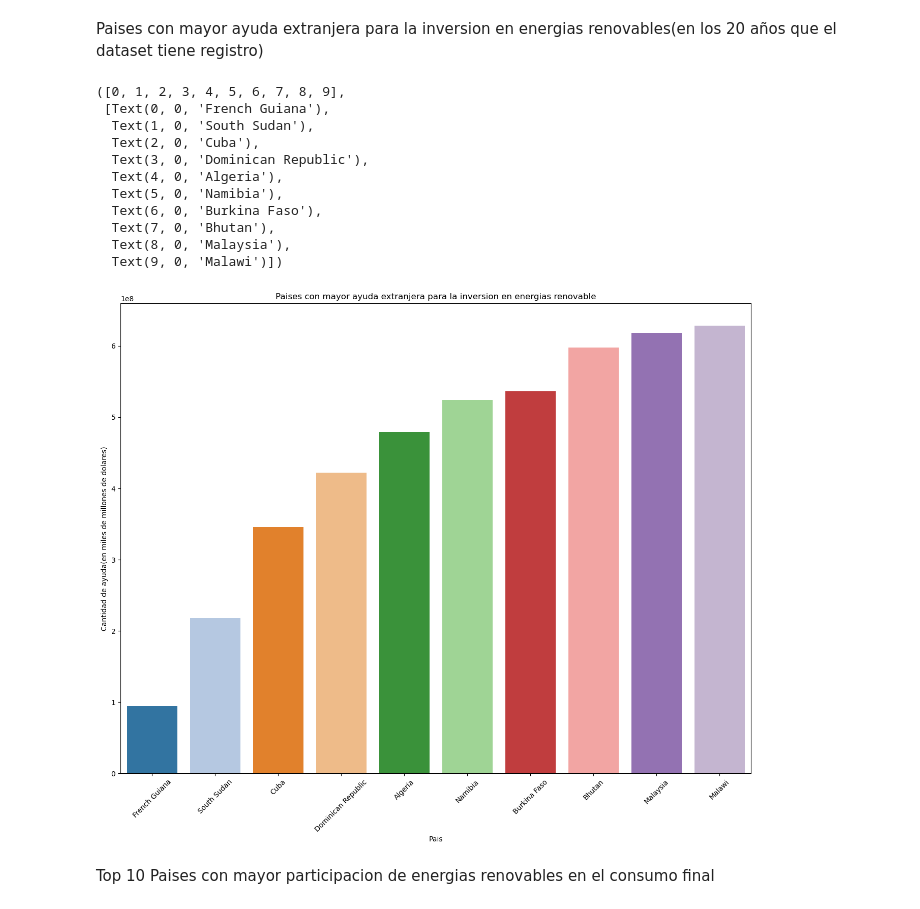
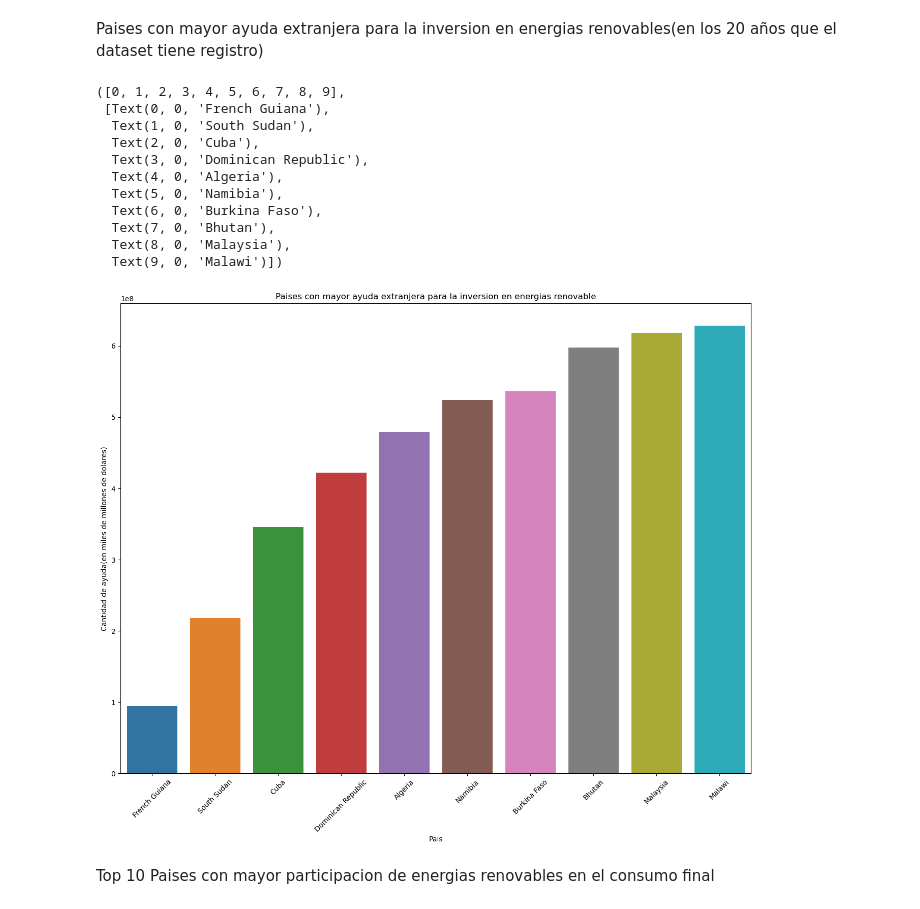
Before and after one commit to diegocv00/Consumo_energetico, a Jupyter notebook: Consumo_energetico/Consumo_energetico.ipynb, the cells around one changed output. Cells and saved outputs as stored; diff of their text form; code cells hidden in the pictures.

```diff
--- a/Consumo_energetico/Consumo_energetico.ipynb
+++ b/Consumo_energetico/Consumo_energetico.ipynb
@@ -36,7 +36,7 @@ Key Features:
 * Latitude: Latitude of the country's centroid in decimal degrees.
 * Longitude: Longitude of the country's centroid in decimal degrees.
 # %%
-df = pd.read_csv(r"./global-data-on-sustainable-energy (1).csv")
+df = pd.read_csv(r"C:\Practica_Analisis_De_Datos\Consumo_energetico\global-data-on-sustainable-energy (1).csv")
 df
 # %% [output]
 |  | Entity | Year | Access to electricity (% of popul... | Access to clean fuels for cooking | Renewable-electricity-generating-... | ... |
@@ -169,26 +169,26 @@ Paises con mayor ayuda extranjera para la inversion en energias renovables(en lo
 # %%
 df_mayor_ayuda = df.groupby(by="Entity")["Financial flows to developing countries (US $)"].sum().reset_index()
 df_mayor_ayuda = df_mayor_ayuda.sort_values(by="Financial flows to developing countries (US $)")
 df_mayor_ayuda = df_mayor_ayuda.head(10)
 plt.figure(figsize=(16,12))
-sns.barplot(data=df_mayor_ayuda,y="Financial flows to developing countries (US $)",x="Entity",hue="Entity",dodge=False,palette="tab20",legend=False)
+sns.barplot(data=df_mayor_ayuda,y="Financial flows to developing countries (US $)",x="Entity",hue="Entity")
 plt.xlabel("Pais")
 plt.ylabel("Cantidad de ayuda(en miles de millones de dolares)")
 plt.title("Paises con mayor ayuda extranjera para la inversion en energias renovable")
 plt.xticks(rotation=45)
 # %% [output]
 ([0, 1, 2, 3, 4, 5, 6, 7, 8, 9],
  [Text(0, 0, 'French Guiana'),
   Text(1, 0, 'South Sudan'),
   Text(2, 0, 'Cuba'),
   Text(3, 0, 'Dominican Republic'),
   Text(4, 0, 'Algeria'),
   Text(5, 0, 'Namibia'),
   Text(6, 0, 'Burkina Faso'),
   Text(7, 0, 'Bhutan'),
   Text(8, 0, 'Malaysia'),
   Text(9, 0, 'Malawi')])
-[figure, old version]
+[figure, new version]
 # %% [markdown]
 Top 10 Paises con mayor participacion de energias renovables en el consumo final
 # %%
```
Also changed, not shown: parts of 6 cells of this notebook, 4 other files.
